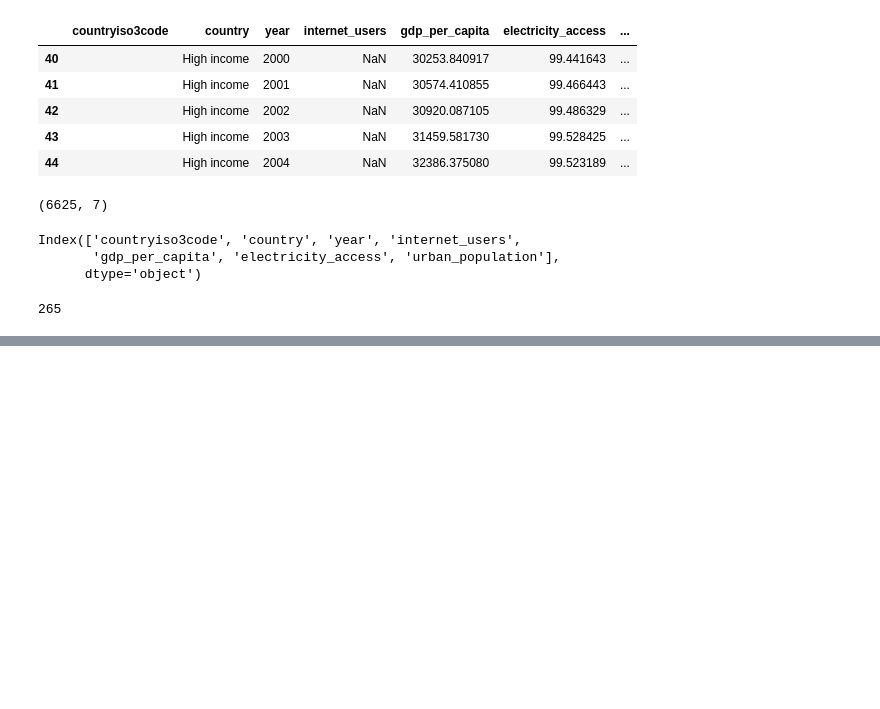
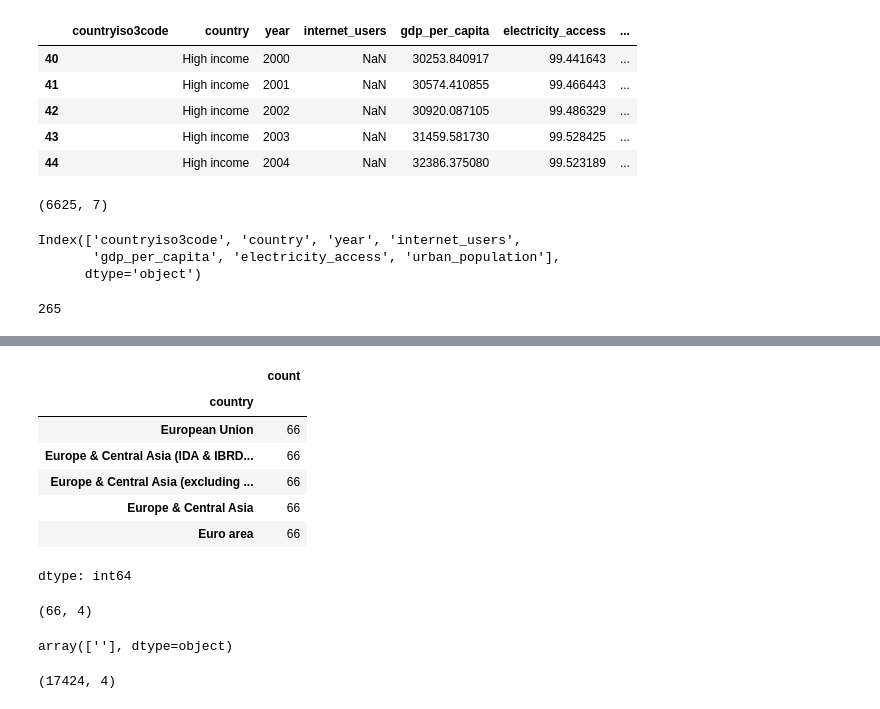
Before and after one commit to chisangachileshe623-ship-it/Africa-Digital-Divide, a Jupyter notebook: 01_africa_digital_divide.ipynb, the cells around one changed output, grey strips where cells are left out. Drawn from its saved outputs; the diff is of its cells as text; code cells hidden in the pictures; blank space fills up the shorter version.

```diff
--- a/01_africa_digital_divide.ipynb
+++ b/01_africa_digital_divide.ipynb
@@ -113,0 +262,19 @@ data["country"].nunique()
+# %%
+df["country"].value_counts().tail()
+# %% [output]
+|  | count |
+| country |  |
+| European Union | 66 |
+| Europe & Central Asia (IDA & IBRD... | 66 |
+| Europe & Central Asia (excluding ... | 66 |
+| Europe & Central Asia | 66 |
+| Euro area | 66 |
+dtype: int64
+# %%
+df[df["country"] == "Not classified"].shape
+# %% [output]
+(66, 4)
+# %%
+df[df["country"] == "Not classified"]["countryiso3code"].unique()
+# %% [output]
+array([''], dtype=object)
@@ -113,0 +283,4 @@ data["country"].nunique()
+# %%
+df.shape
+# %% [output]
+(17424, 4)
```
Also changed, not shown: parts of 13 cells of this notebook.
